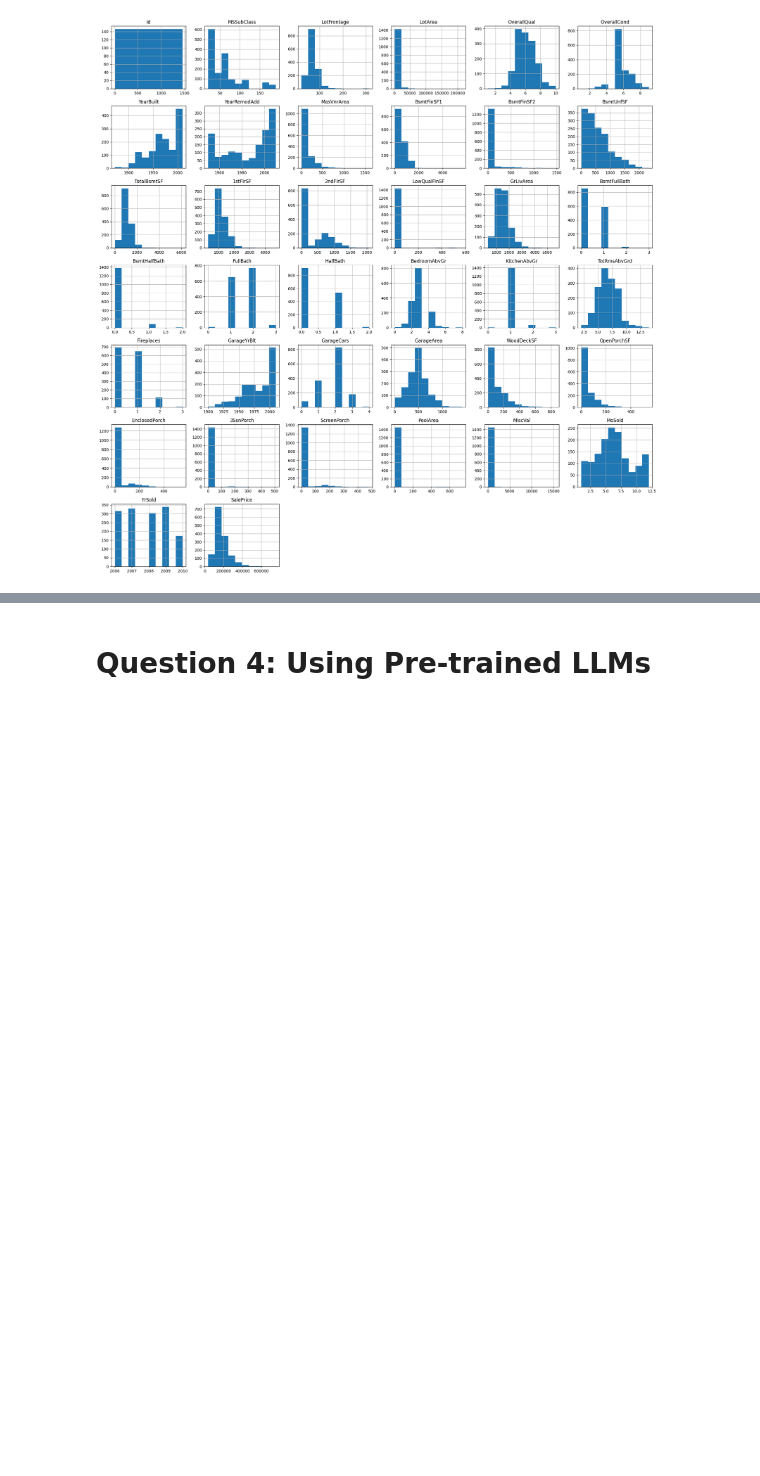
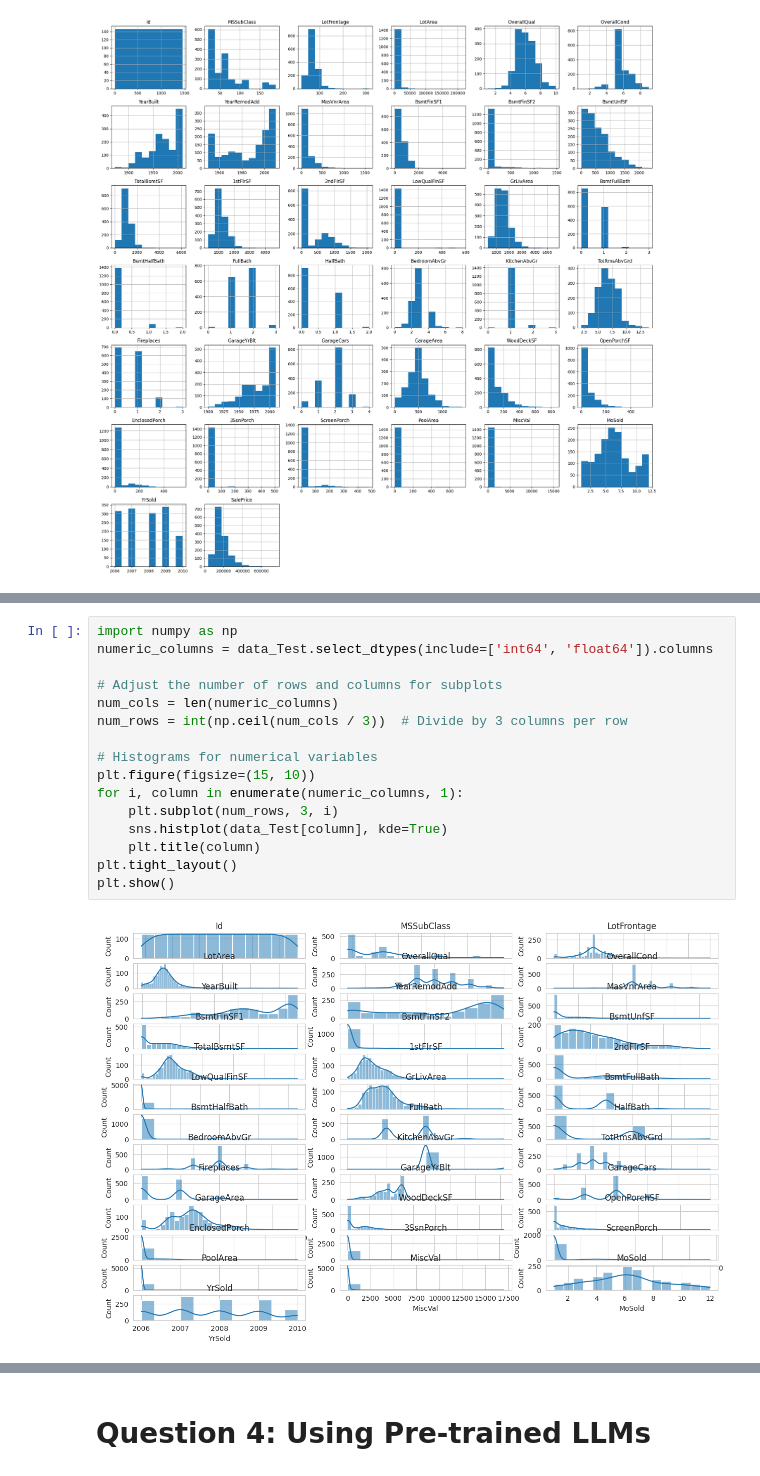
Before and after one commit to RichardRajesh/5731-Computational-methods, a Jupyter notebook: Rajesh_Bodas_Assignment_4.ipynb, the cells around one changed output, grey strips where cells are left out. Drawn from its saved outputs; the diff is of its cells as text; blank space fills up the shorter version.

```diff
--- a/Rajesh_Bodas_Assignment_4.ipynb
+++ b/Rajesh_Bodas_Assignment_4.ipynb
@@ -352,0 +533,18 @@ memory usage: 235.2+ KB
+# %%
+import numpy as np
+numeric_columns = data_Test.select_dtypes(include=['int64', 'float64']).columns
+
+# Adjust the number of rows and columns for subplots
+num_cols = len(numeric_columns)
+num_rows = int(np.ceil(num_cols / 3))  # Divide by 3 columns per row
+
+# Histograms for numerical variables
+plt.figure(figsize=(15, 10))
+for i, column in enumerate(numeric_columns, 1):
+    plt.subplot(num_rows, 3, i)
+    sns.histplot(data_Test[column], kde=True)
+    plt.title(column)
+plt.tight_layout()
+plt.show()
+# %% [output]
+[figure, added]
```
Also changed, not shown: parts of 21 cells of this notebook.
